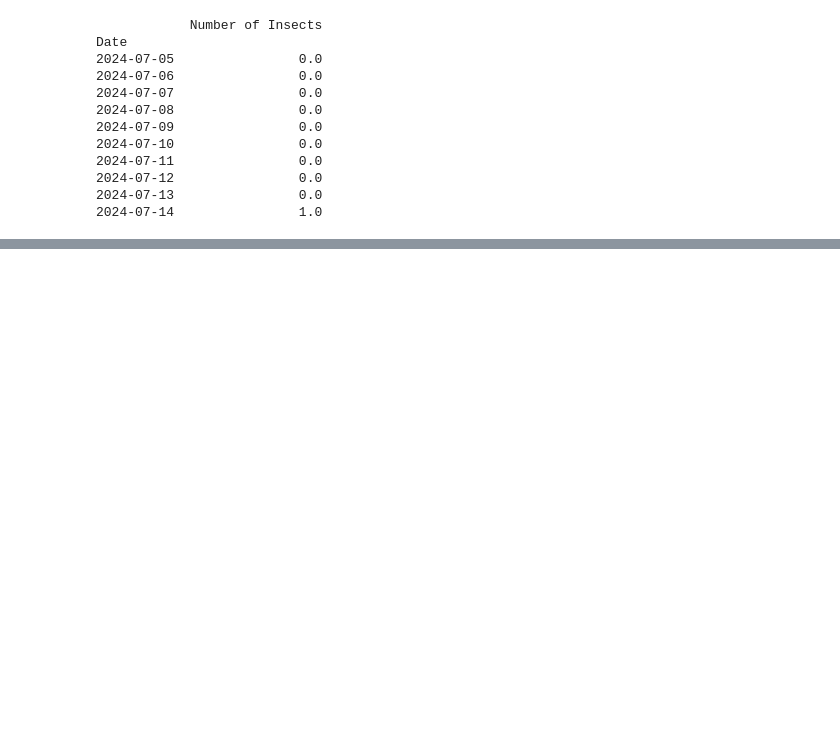
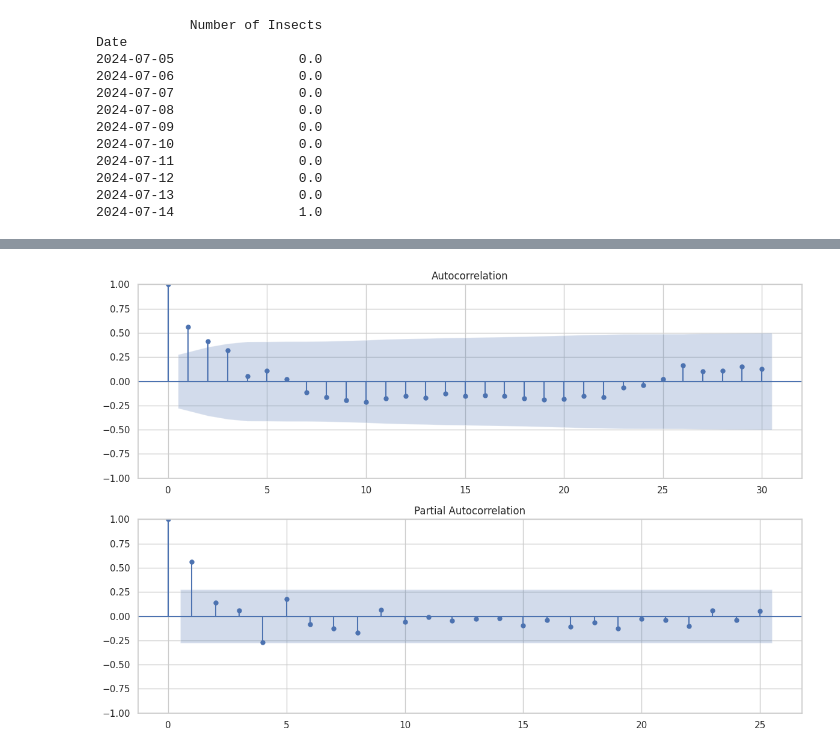
Before and after one commit to raz0208/Agritech-Pest-Prediction, a Jupyter notebook: Agritech_Pest_Prediction_Time_Series_Analysis.ipynb, the cells around one changed output, grey strips where cells are left out. Saved outputs shown, nothing was run; the diff lists cells and outputs as text; code cells hidden in the pictures; blank space fills up the shorter version.

```diff
--- a/Agritech_Pest_Prediction_Time_Series_Analysis.ipynb
+++ b/Agritech_Pest_Prediction_Time_Series_Analysis.ipynb
@@ -110,0 +129,9 @@ Date
+# %%
+# Optional: plot ACF and PACF to examine autocorrelation
+fig, ax = plt.subplots(2, 1, figsize=(12, 8))
+plot_acf(DateAgg_df['Number of Insects'], lags=30, ax=ax[0])
+plot_pacf(DateAgg_df['Number of Insects'], lags=25, ax=ax[1])
+plt.tight_layout()
+plt.show()
+# %% [output]
+[figure, added]
```
Also changed, not shown: parts of 2 cells of this notebook.
